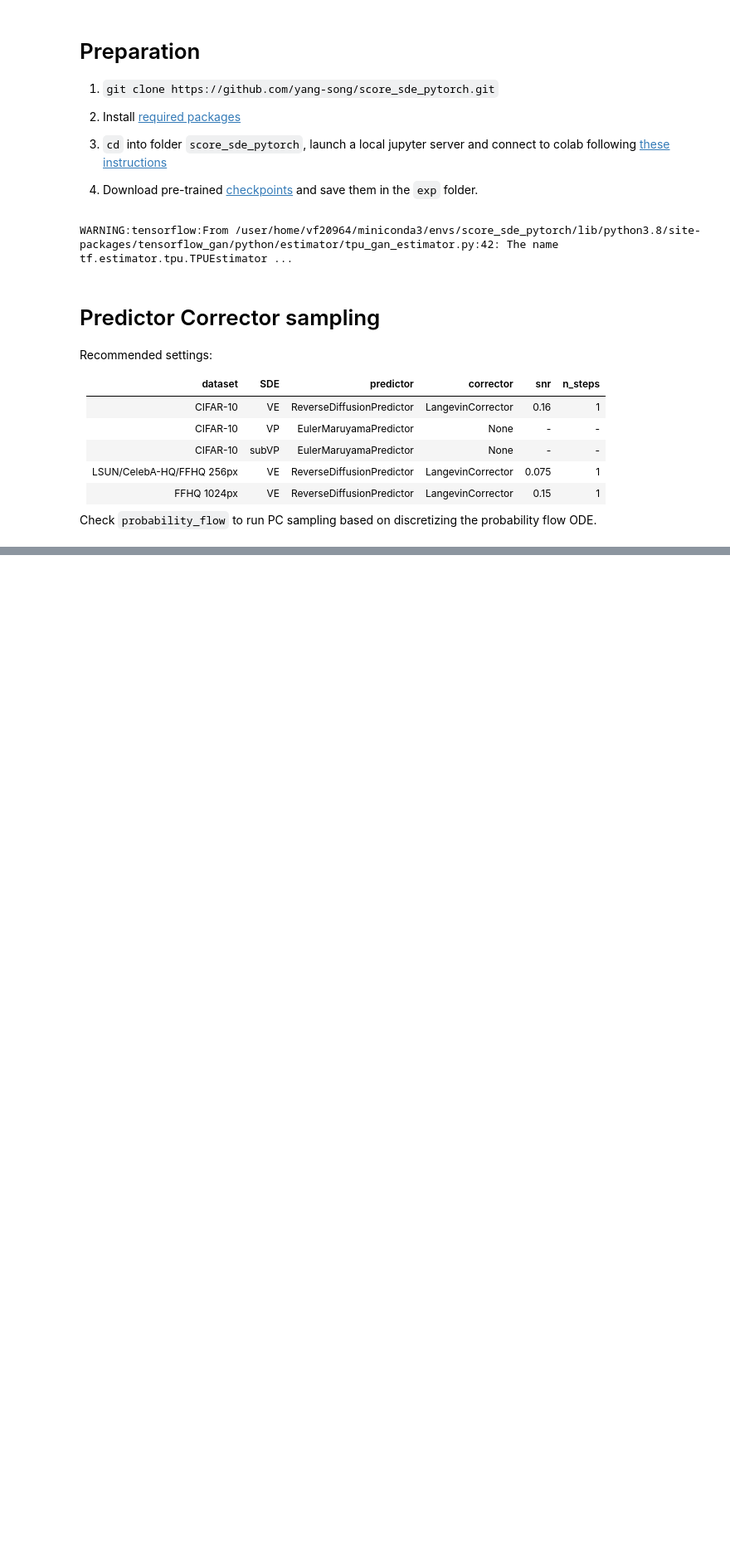
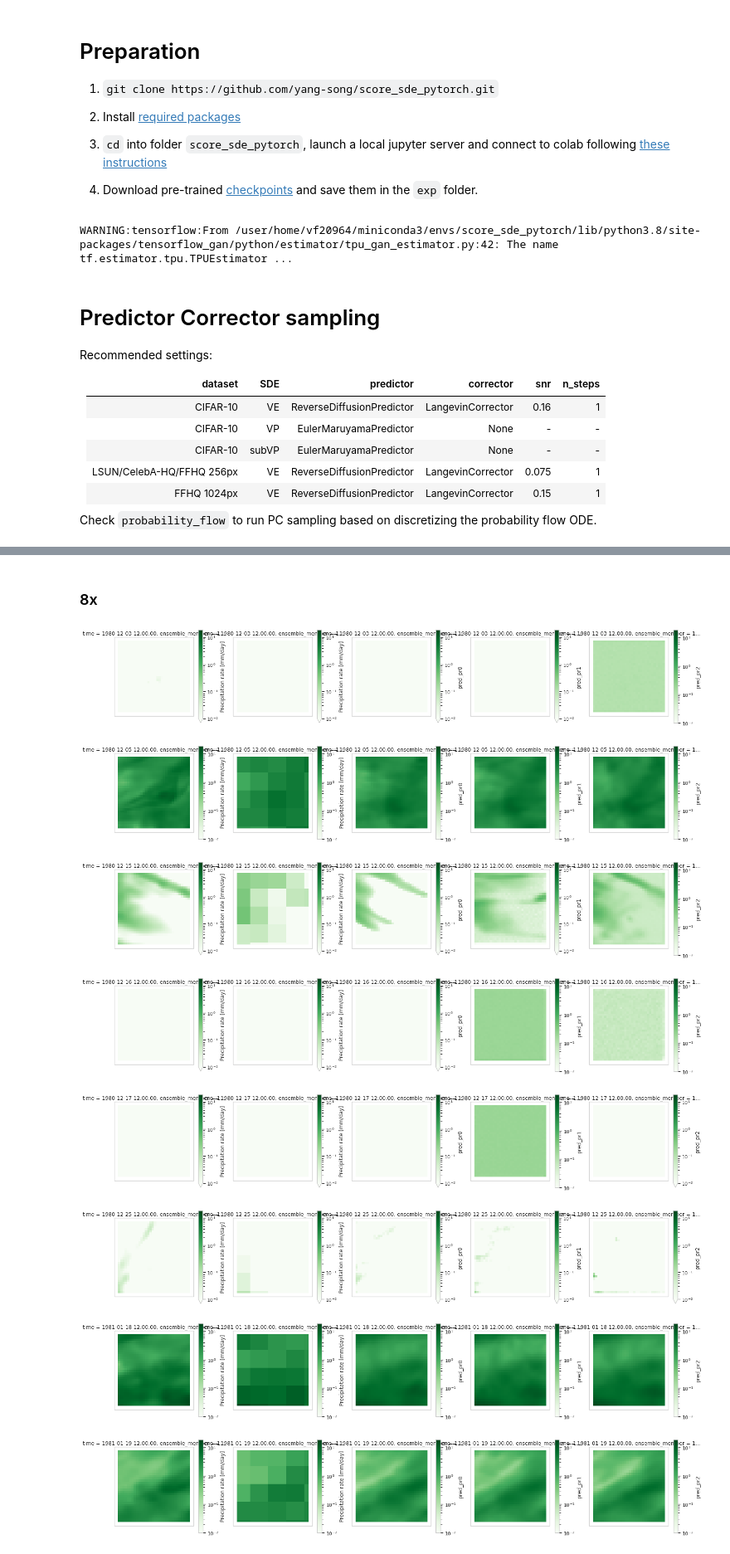
Before and after one commit to yang-song/score_sde_pytorch, a Jupyter notebook: Conditioned_Score_SDE_PyTorch precip in painting.ipynb, the cells around one changed output, grey strips where cells are left out. Shown at 83% size. Saved outputs shown, nothing was run; the diff lists cells and outputs as text; code cells hidden in the pictures; blank space fills up the shorter version.

```diff
--- a/Conditioned_Score_SDE_PyTorch precip in painting.ipynb
+++ b/Conditioned_Score_SDE_PyTorch precip in painting.ipynb
@@ -206,0 +217,32 @@ show_samples(samples, eval_cond_xr, normed=True)
+# %% [markdown]
+### 8x
+# %%
+workdir = os.path.join(os.getenv("DERIVED_DATA"), "xrnormed8xpr_cncsnppcont_subvp")
+checkpoint_id = 12
+ckpt_filename = os.path.join(workdir, "checkpoints", f"checkpoint_{checkpoint_id}.pth")
+
+score_model, sampling_fn = load_model(config, sde, ckpt_filename)
+
+# Data
+data_dirpath = os.path.join(os.getenv('DERIVED_DATA'), 'nc-datasets', '2.2km-coarsened-8x_london_pr_random')
+xr_data_train = xr.load_dataset(os.path.join(data_dirpath, 'train.nc')).isel(grid_longitude=slice(0, 32),grid_latitude=slice(0, 32))
+xr_data_eval = xr.load_dataset(os.path.join(data_dirpath, 'val.nc')).isel(grid_longitude=slice(0, 32),grid_latitude=slice(0, 32))
+
+norm_factors = {
+    "pr": xr_data_train["pr"].max().values.item(), # 160.27401733,
+    "target_pr": xr_data_train["target_pr"].max().values.item() #211.29924011,
+}
+# %%
+eval_cond_xr = xr_data_eval.isel(time=slice(0,batch_size))
+ds = generate_predictions(sampling_fn, score_model, config, eval_cond_xr, norm_factors)
+# %%
+show_predictions(ds, eval_cond_xr)
+# %% [output]
+[figure, added]
+[figure, added]
+[figure, added]
+[figure, added]
+[figure, added]
+[figure, added]
+[figure, added]
+[figure, added]
```
Also changed, not shown: parts of 21 cells of this notebook.
